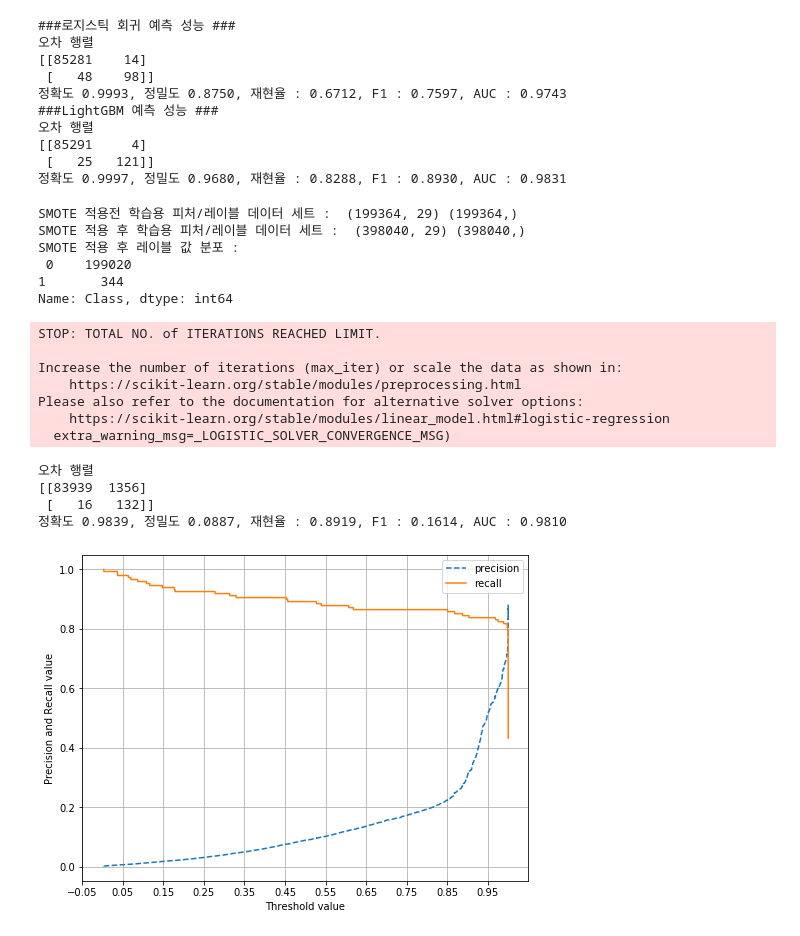
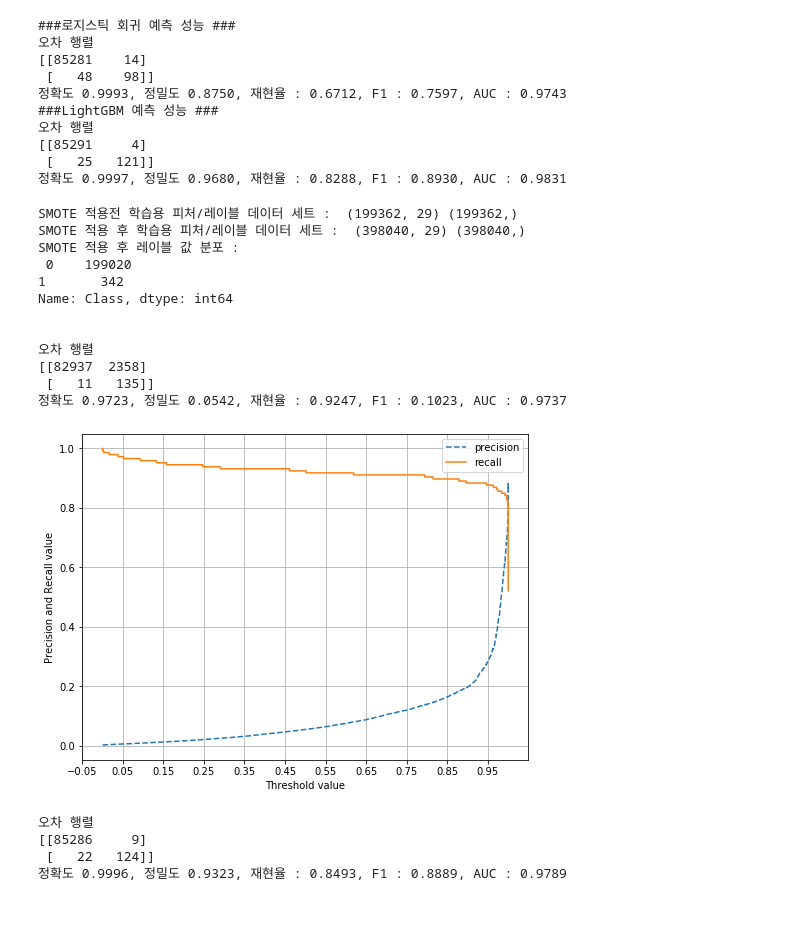
Before and after one commit to jiyun1006/ML_guide, a Jupyter notebook: Ensemble/creditcardfraud.ipynb, the cells around one changed output. Cells and saved outputs as stored; diff of their text form; code cells hidden in the pictures.

```diff
--- a/Ensemble/creditcardfraud.ipynb
+++ b/Ensemble/creditcardfraud.ipynb
@@ -231,19 +231,29 @@ from imblearn.over_sampling import SMOTE
 from sklearn.metrics import accuracy_score, precision_score, recall_score, roc_auc_score
 from sklearn.metrics import f1_score, confusion_matrix, precision_recall_curve, roc_curve
 from sklearn.linear_model import LogisticRegression
+def get_outlier(df=None, column=None, weight = 1.5):
+    fraud = df[df['Class']== 1][column]
+    quantile_25 = np.percentile(fraud.values,25)
+    quantile_75 = np.percentile(fraud.values,75)
+    iqr = quantile_75 - quantile_25
+    iqr_weight = iqr*weight
+    lowest_val = quantile_25 - iqr_weight
+    highest_val = quantile_75 + iqr_weight
+    outlier_index = fraud[(fraud < lowest_val) | (fraud > highest_val)].index
+
+    return outlier_index
+
+# outlier_index = get_outlier(df=card_df, column='V14', weight = 1.5)
+# print('이상치 데이터 인덱스 : ', outlier_index)
 
 def get_preprocessed_df(df=None):
     df_copy = df.copy()
-    df_copy.drop('Time', axis=1, inplace = True)
+    amount_n = np.log1p(df_copy['Amount'])
+    df_copy.insert(0,'Amount_Scaled', amount_n)
+    df_copy.drop(['Time','Amount'], axis=1, inplace=True)
+    outlier_index = get_outlier(df=df_copy, column='V14', weight = 1.5)
+    df_copy.drop(outlier_index, axis=0, inplace=True)
     return df_copy
-
-def get_train_test_dataset(df=None):
-    df_copy = get_preprocessed_df(df)
-    X_features = df_copy.iloc[:,:-1]
-    y_target = df_copy.iloc[:,-1]
-    X_train, X_test, y_train, y_test = train_test_split(X_features, y_target, test_size=0.3, random_state=0, stratify=y_target)
-    return X_train, X_test, y_train, y_test
-
 
 card_df = pd.read_csv('./train_creditcard.csv')
 
@@ -292,44 +302,43 @@ def precision_recall_curve_plot(y_test, pred_proba_c1):
     plt.figure(figsize =(8,6))
     threshold_boundary = thresholds.shape[0]
     plt.plot(thresholds, precisions[0:threshold_boundary], ls = '--', label='precision')
     plt.plot(thresholds, recalls[0:threshold_boundary],label='recall')
 
     start, end = plt.xlim()
     plt.xticks(np.round(np.arange(start,end,0.1),2))
 
     plt.xlabel('Threshold value')
     plt.ylabel('Precision and Recall value')
     plt.legend()
     plt.grid()
     plt.show()
 
 
 precision_recall_curve_plot(y_test, lr_clf.predict_proba(X_test)[:,1])
 
 # 임계값 0.99를 기준으로 차이가 너무 심함 (임계값의 민감도가 크다.)
 
 from lightgbm import LGBMClassifier
 
 lgbm_clf = LGBMClassifier(n_estimators=1000, num_leaves = 64, n_jobs = 1, boost_from_average=False)
 get_model_train_eval(lgbm_clf, ftr_train=X_train_over, ftr_test = X_test, tgt_train= y_train_over, tgt_test = y_test)
 
 # 일반적으로 SMOTE를 적용하면 정밀도가 낮아지는 것이 일반적이다.
 # %% [output]
-SMOTE 적용전 학습용 피처/레이블 데이터 세트 :  (199364, 29) (199364,)
+SMOTE 적용전 학습용 피처/레이블 데이터 세트 :  (199362, 29) (199362,)
 SMOTE 적용 후 학습용 피처/레이블 데이터 세트 :  (398040, 29) (398040,)
 SMOTE 적용 후 레이블 값 분포 :
  0    199020
-1       344
+1       342
 Name: Class, dtype: int64
+
+
+오차 행렬
+[[82937  2358]
+ [   11   135]]
+정확도 0.9723, 정밀도 0.0542, 재현율 : 0.9247, F1 : 0.1023, AUC : 0.9737
+[figure, new version]
-STOP: TOTAL NO. of ITERATIONS REACHED LIMIT.
-
-Increase the number of iterations (max_iter) or scale the data as shown in:
-    https://scikit-learn.org/stable/modules/preprocessing.html
-Please also refer to the documentation for alternative solver options:
-    https://scikit-learn.org/stable/modules/linear_model.html#logistic-regression
-  extra_warning_msg=_LOGISTIC_SOLVER_CONVERGENCE_MSG)
+오차 행렬
+[[85286     9]
+ [   22   124]]
+정확도 0.9996, 정밀도 0.9323, 재현율 : 0.8493, F1 : 0.8889, AUC : 0.9789
-오차 행렬
-[[83939  1356]
- [   16   132]]
-정확도 0.9839, 정밀도 0.0887, 재현율 : 0.8919, F1 : 0.1614, AUC : 0.9810
-[figure, old version]
```
Also changed, not shown: parts of 1 cell of this notebook.
